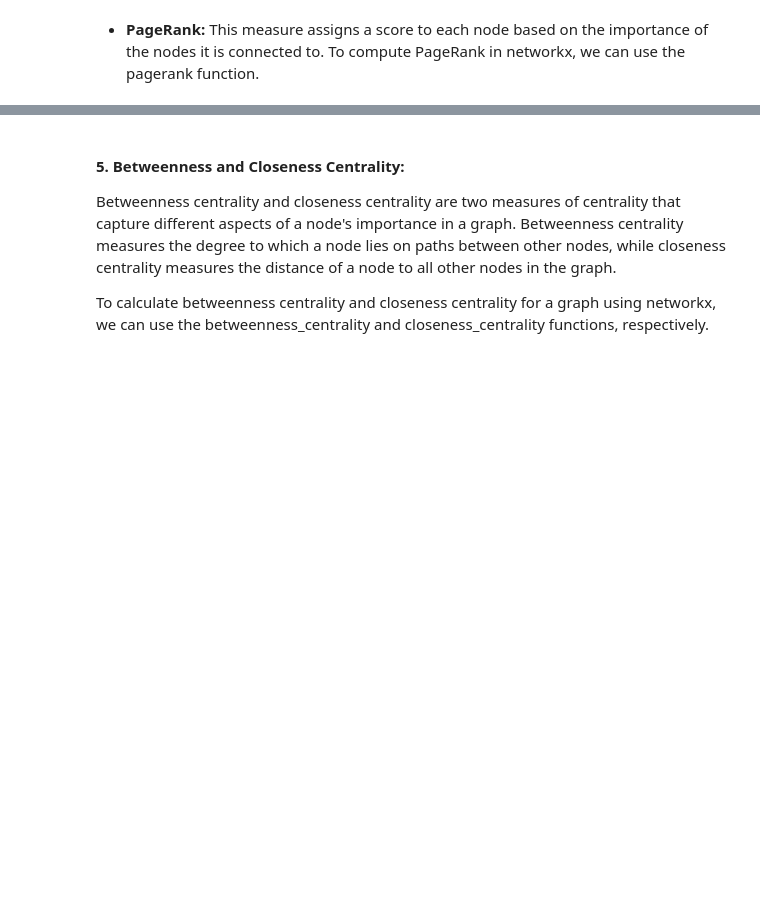
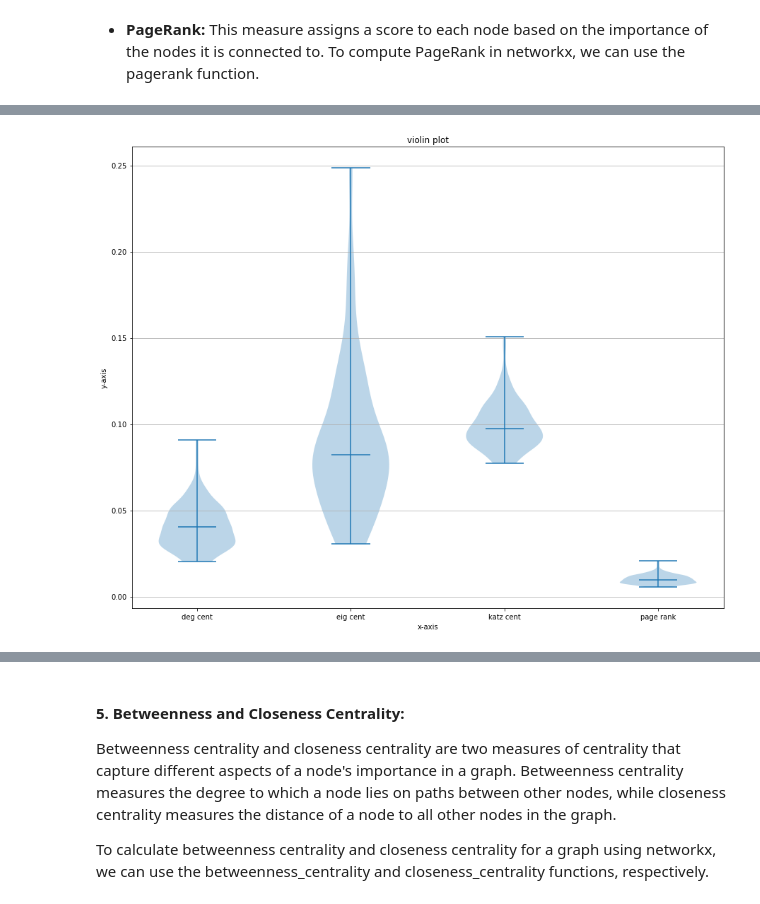
Before and after one commit to vipinindoria/graph-network-analysis, a Jupyter notebook: assignment1/GAM Assignment1 - Vipin Indoria.ipynb, the cells around one changed output, grey strips where cells are left out. Drawn from its saved outputs; the diff is of its cells as text; code cells hidden in the pictures; blank space fills up the shorter version.

```diff
--- a/assignment1/GAM Assignment1 - Vipin Indoria.ipynb
+++ b/assignment1/GAM Assignment1 - Vipin Indoria.ipynb
@@ -193,0 +161,32 @@ plt.show()
+# %%
+import matplotlib.pyplot as plt
+
+fig, ax = plt.subplots()
+
+# build a violin plot
+ax.violinplot(list([data['deg_cent'].to_numpy(),
+                    data['eig_cent'].to_numpy(),
+                    data['katz_cent'].to_numpy(),
+                    data['page_rank'].to_numpy()]),
+              showmeans=False, showmedians=True)
+
+# add title and axis labels
+ax.set_title('violin plot')
+ax.set_xlabel('x-axis')
+ax.set_ylabel('y-axis')
+
+# add x-tick labels
+xticklabels = ['deg cent', 'eig cent', 'katz cent', 'page rank']
+ax.set_xticks([1,2,3,4])
+ax.set_xticklabels(xticklabels)
+
+# add horizontal grid lines
+ax.yaxis.grid(True)
+
+fig.set_figwidth(15)
+fig.set_figheight(12)
+
+# show the plot
+plt.show()
+# %% [output]
+[figure, added]
```
Also changed, not shown: parts of 24 cells of this notebook, 1 other file.
